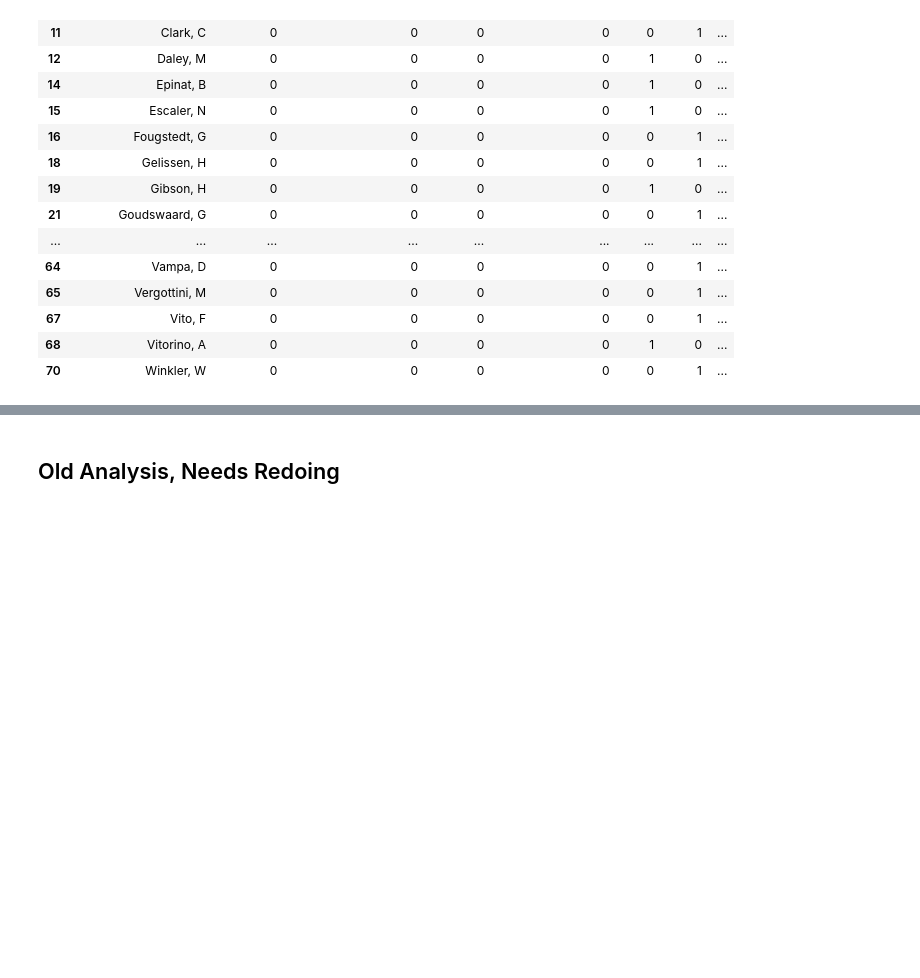
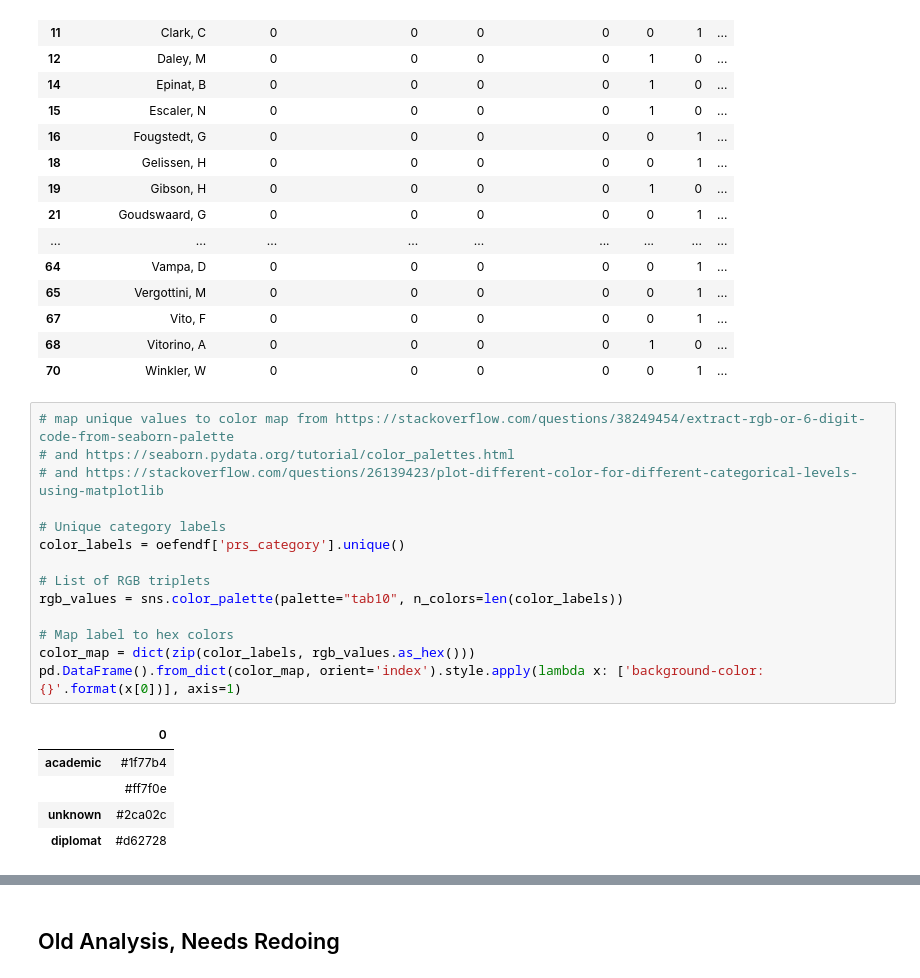
Before and after one commit to HoekR/migrant_discourse, a Jupyter notebook: notebooks/Community-overlap-analysis.ipynb, the cells around one changed output, grey strips where cells are left out. Drawn from its saved outputs; the diff is of its cells as text; blank space fills up the shorter version.

```diff
--- a/notebooks/Community-overlap-analysis.ipynb
+++ b/notebooks/Community-overlap-analysis.ipynb
@@ -750,6 +741,26 @@ for i in vals:
 | 67 | Vito, F | 0 | 0 | 0 | 0 | 0 | 1 | ... |
 | 68 | Vitorino, A | 0 | 0 | 0 | 0 | 1 | 0 | ... |
 | 70 | Winkler, W | 0 | 0 | 0 | 0 | 0 | 1 | ... |
+# %%
+# map unique values to color map from https://stackoverflow.com/questions/38249454/extract-rgb-or-6-digit-code-from-seaborn-palette
+# and https://seaborn.pydata.org/tutorial/color_palettes.html
+# and https://stackoverflow.com/questions/26139423/plot-different-color-for-different-categorical-levels-using-matplotlib
+
+# Unique category labels
+color_labels = oefendf['prs_category'].unique()
+
+# List of RGB triplets
+rgb_values = sns.color_palette(palette="tab10", n_colors=len(color_labels))
+
+# Map label to hex colors
+color_map = dict(zip(color_labels, rgb_values.as_hex()))
+pd.DataFrame().from_dict(color_map, orient='index').style.apply(lambda x: ['background-color: {}'.format(x[0])], axis=1)
+# %% [output]
+|  | 0 |
+| academic | #1f77b4 |
+|  | #ff7f0e |
+| unknown | #2ca02c |
+| diplomat | #d62728 |
 # %%
 from IPython.core.display import display, HTML
 style = "style='display:inline'"
```
Also changed, not shown: parts of 9 cells of this notebook.
